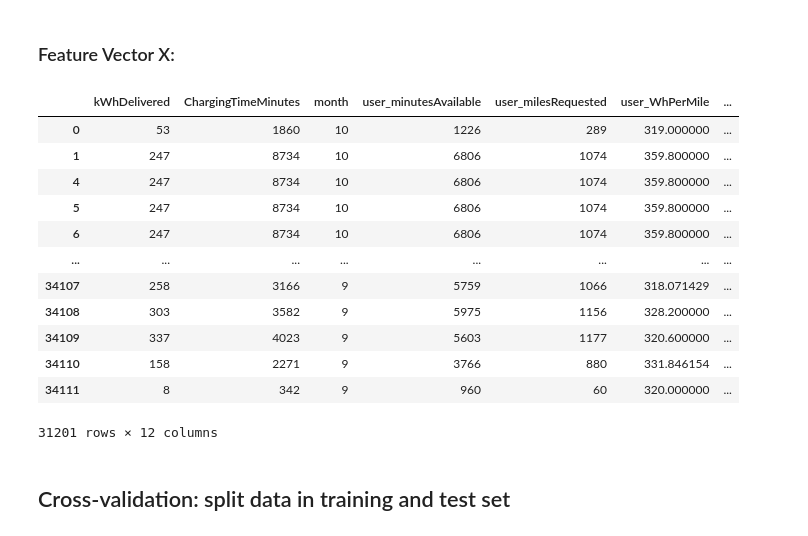
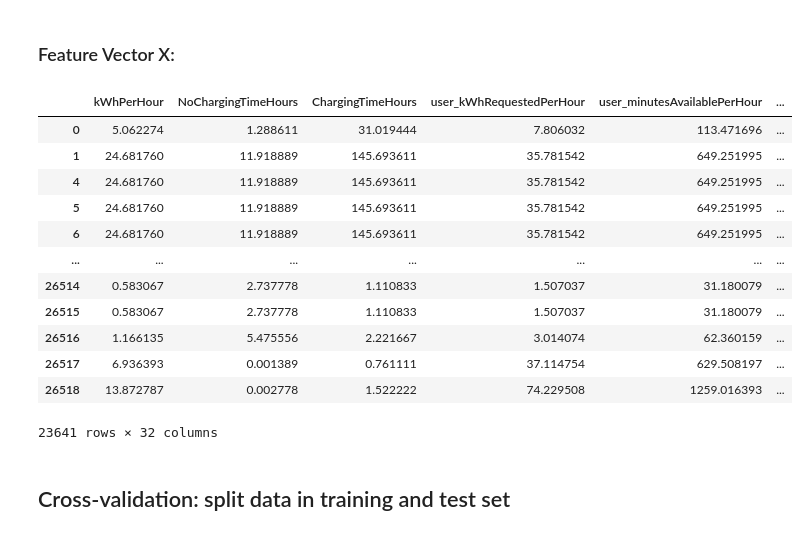
Before and after one commit to S0PEX/AA_Team_9_WS23, a Jupyter notebook: prediction_models.ipynb, the cells around one changed output. Cells and saved outputs as stored; diff of their text form; code cells hidden in the pictures.

```diff
--- a/prediction_models.ipynb
+++ b/prediction_models.ipynb
@@ -95,12 +104,13 @@ def create_minute_table(id, minute_array, siteID):
 
 # groups entires by timestamp
 def group_by_timestamp(X):
-    X = X.groupby("timestamp").agg({"kWhDelivered": "sum",
-                                     "ChargingTimeMinutes": "sum",
+    X = X.groupby("timestamp").agg({"kWhPerHour": "sum",
+                                     "NoChargingTimeHours": "sum",
+                                     "ChargingTimeHours": "sum",
                                      "siteID": "mean",
-                                     "month": "mean",
-                                     "user_minutesAvailable": "sum",
-                                     "user_milesRequested": "sum",
+                                     "user_kWhRequestedPerHour": "sum",
+                                     "user_minutesAvailablePerHour": "sum",
+                                     "user_milesRequestedPerHour": "sum",
                                      "user_WhPerMile": "mean"
                                })
     return X
@@ -164,43 +172,47 @@ Length: 31201, dtype: float64
 ### Feature Vector X:
 # %%
 # join charge time per hour with the rest of the charging data
-X_temp = charging_time_per_hour.merge(charging_data, how = "left", on = "id").drop(["connectionTime", "disconnectTime", "user_requestedDeparture", "id", "userID", "charging_time_per_hour"], axis = 1)
+X_temp = charging_time_per_hour.merge(charging_data, how = "left", on = "id").drop(["connectionTime", "disconnectTime", "id", "charging_time_per_hour"], axis = 1)
 
 # divide data set into two sets: one for each site
 X1 = X_temp.loc[X_temp["siteID"] == 1]
 X2 = X_temp.loc[X_temp["siteID"] == 2]
 
 # group columns by timestamps
 X1 = group_by_timestamp(X1)
 X2 = group_by_timestamp(X2)
 
 # combine both subsets together into one
 X = pd.concat([X1, X2], axis = 0)
-X = X.astype({"month": "int64",
-              "siteID": "int64"})
-
-# extract months from timestamp
-X["month"] = list(map(lambda x: x.month, X.index))
+X = X.astype({"siteID": "int64"})
 
 # add weather data to feature vector
 X = X.merge(weather_data, how = "left", on = "timestamp").drop_duplicates(["timestamp", "siteID"]).fillna(0)
+
+# add weekday and month as categorical variable
+X["weekday"] = X["timestamp"].dt.day_name()
+X["month"] = X["timestamp"].dt.month_name()
 X = X.drop("timestamp", axis = 1)
+
+# create dummies for categorical variables
 X = pd.get_dummies(X, columns = ["siteID"])
+X = pd.get_dummies(X, columns = ["weekday"])
+X = pd.get_dummies(X, columns = ["month"])
 X
 # %% [output]
-|  | kWhDelivered | ChargingTimeMinutes | month | user_minutesAvailable | user_milesRequested | user_WhPerMile | ... |
-| 0 | 53 | 1860 | 10 | 1226 | 289 | 319.000000 | ... |
-| 1 | 247 | 8734 | 10 | 6806 | 1074 | 359.800000 | ... |
-| 4 | 247 | 8734 | 10 | 6806 | 1074 | 359.800000 | ... |
-| 5 | 247 | 8734 | 10 | 6806 | 1074 | 359.800000 | ... |
-| 6 | 247 | 8734 | 10 | 6806 | 1074 | 359.800000 | ... |
-| ... | ... | ... | ... | ... | ... | ... | ... |
-| 34107 | 258 | 3166 | 9 | 5759 | 1066 | 318.071429 | ... |
-| 34108 | 303 | 3582 | 9 | 5975 | 1156 | 328.200000 | ... |
-| 34109 | 337 | 4023 | 9 | 5603 | 1177 | 320.600000 | ... |
-| 34110 | 158 | 2271 | 9 | 3766 | 880 | 331.846154 | ... |
-| 34111 | 8 | 342 | 9 | 960 | 60 | 320.000000 | ... |
+|  | kWhPerHour | NoChargingTimeHours | ChargingTimeHours | user_kWhRequestedPerHour | user_minutesAvailablePerHour | ... |
+| 0 | 5.062274 | 1.288611 | 31.019444 | 7.806032 | 113.471696 | ... |
+| 1 | 24.681760 | 11.918889 | 145.693611 | 35.781542 | 649.251995 | ... |
+| 4 | 24.681760 | 11.918889 | 145.693611 | 35.781542 | 649.251995 | ... |
+| 5 | 24.681760 | 11.918889 | 145.693611 | 35.781542 | 649.251995 | ... |
+| 6 | 24.681760 | 11.918889 | 145.693611 | 35.781542 | 649.251995 | ... |
+| ... | ... | ... | ... | ... | ... | ... |
+| 26514 | 0.583067 | 2.737778 | 1.110833 | 1.507037 | 31.180079 | ... |
+| 26515 | 0.583067 | 2.737778 | 1.110833 | 1.507037 | 31.180079 | ... |
+| 26516 | 1.166135 | 5.475556 | 2.221667 | 3.014074 | 62.360159 | ... |
+| 26517 | 6.936393 | 0.001389 | 0.761111 | 37.114754 | 629.508197 | ... |
+| 26518 | 13.872787 | 0.002778 | 1.522222 | 74.229508 | 1259.016393 | ... |
-31201 rows × 12 columns
+23641 rows × 32 columns
 # %% [markdown]
 ## Cross-validation: split data in training and test set
 # %%
```
Also changed, not shown: parts of 18 cells of this notebook.
